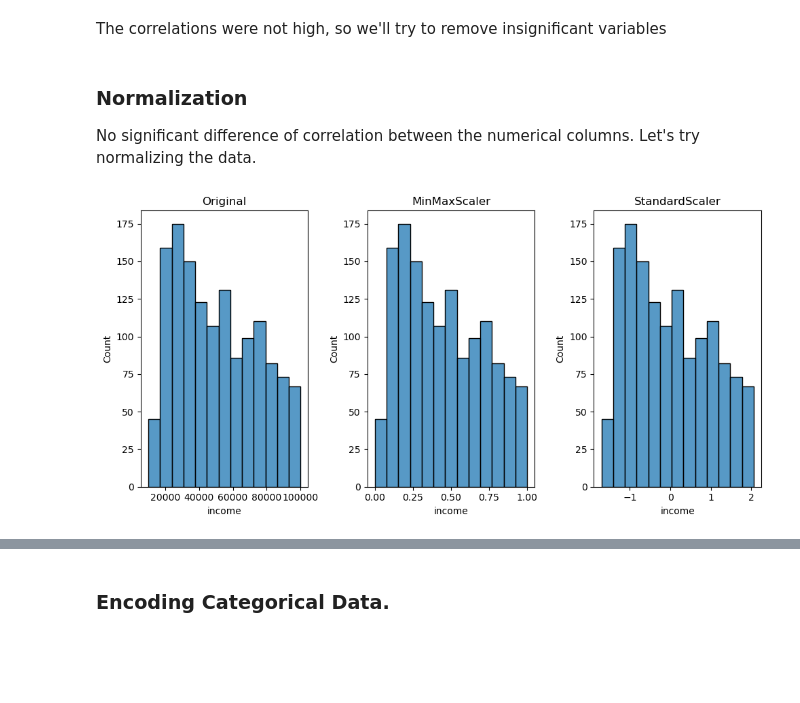
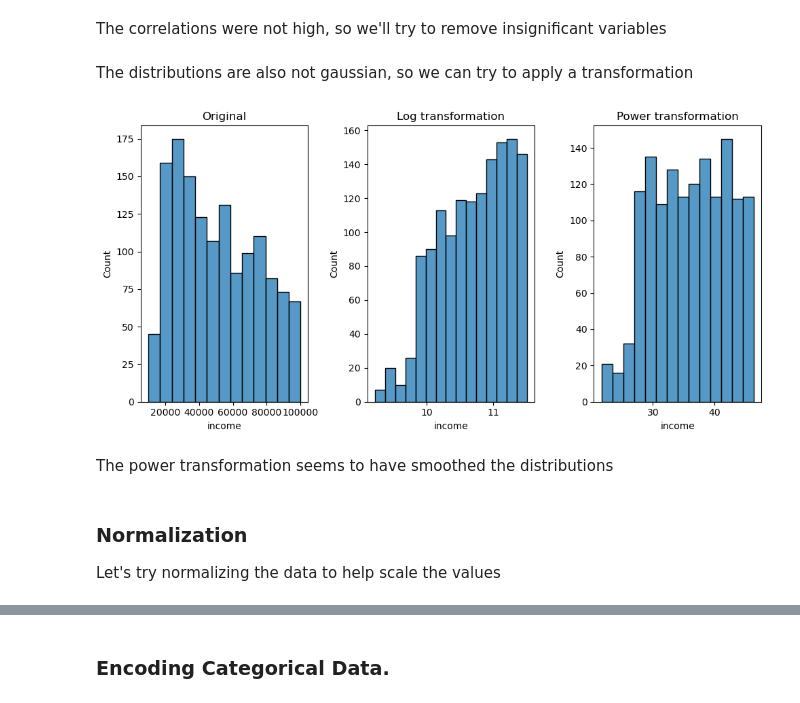
Before and after one commit to ralphmartynward/ironhack_01_lab-customer-analysis-final-round, a Jupyter notebook: solution.ipynb, the cells around one changed output, grey strips where cells are left out. Cells and saved outputs as stored; diff of their text form; code cells hidden in the pictures; blank space fills up the shorter version.

```diff
--- a/solution.ipynb
+++ b/solution.ipynb
@@ -139,31 +139,40 @@ data = data[data['number_of_open_complaints'] != 0] # Drop the 0 values in the '
 
 numerical2 = data.select_dtypes(include=np.number) # Select numerical columns
 categoricals2 = data.select_dtypes(include=object) # Select categorical columns
+# %% [markdown]
+The distributions are also not gaussian, so we can try to apply a transformation
+# %%
+# Log transformation of the numerical columns
+lognumerical2 = numerical2.apply(np.log) # Apply the log transformation to the numerical columns
+# Power transformation of the numerical columns
+powernumerical2 = numerical2.apply(lambda x: np.power(x, 1/3)) # Apply the power transformation to the numerical columns
+
+# Let's check and compare the new scales of the numerical columns
+fig, ax = plt.subplots(1, 3, figsize=(10, 5))
+ax[0].set_title("Original")
+sns.histplot(data=numerical2, x="income", ax=ax[0])
+ax[1].set_title("Log transformation")
+sns.histplot(data=lognumerical2, x="income", ax=ax[1])
+ax[2].set_title("Power transformation")
+sns.histplot(data=powernumerical2, x="income", ax=ax[2])
+plt.tight_layout()
+plt.show()
+# %% [output]
+[figure, added]
+# %% [markdown]
+The power transformation seems to have smoothed the distributions
 # %% [markdown]
 ### Normalization
-No significant difference of correlation between the numerical columns. Let's try normalizing the data.
+Let's try normalizing the data to help scale the values
 # %%
 # Normalize (numerical) with MinMaxScaler
 from sklearn.preprocessing import MinMaxScaler
 transformMinMax = MinMaxScaler()
-numerical3 = pd.DataFrame(transformMinMax.fit_transform(numerical2), columns=numerical2.columns)
+MinMaxscale = pd.DataFrame(transformMinMax.fit_transform(numerical2), columns=numerical2.columns)
 
 # Normalize (numerical) with StandardScaler
 from sklearn.preprocessing import StandardScaler
 transformStandard = StandardScaler()
-numerical4 = pd.DataFrame(transformStandard.fit_transform(numerical2), columns=numerical2.columns)
-
-# Let's check and compare the new scales of the numerical columns
-fig, ax = plt.subplots(1, 3, figsize=(10, 5))
-ax[0].set_title("Original")
-sns.histplot(data=numerical2, x="income", ax=ax[0])
-ax[1].set_title("MinMaxScaler")
-sns.histplot(data=numerical3, x="income", ax=ax[1])
-ax[2].set_title("StandardScaler")
-sns.histplot(data=numerical4, x="income", ax=ax[2])
-plt.tight_layout()
-plt.show()
+Normalizescale = pd.DataFrame(transformStandard.fit_transform(numerical2), columns=numerical2.columns)
-# %% [output]
-[figure, removed]
 # %%
 # Let's drop the columns that are not relevant for the model using the correlation matrix with columns that have a correlation of under 0.1
```
Also changed, not shown: parts of 7 cells of this notebook.
